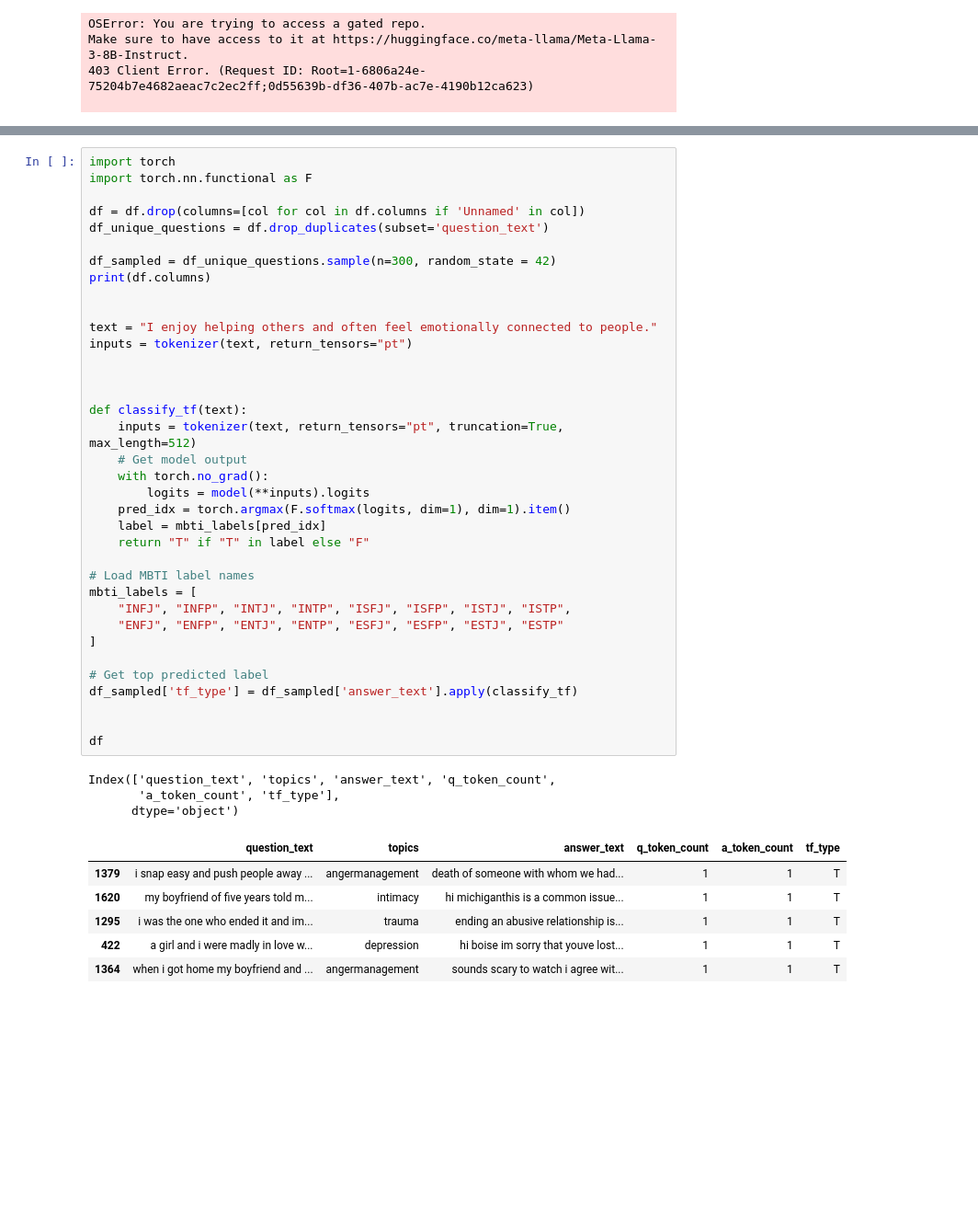
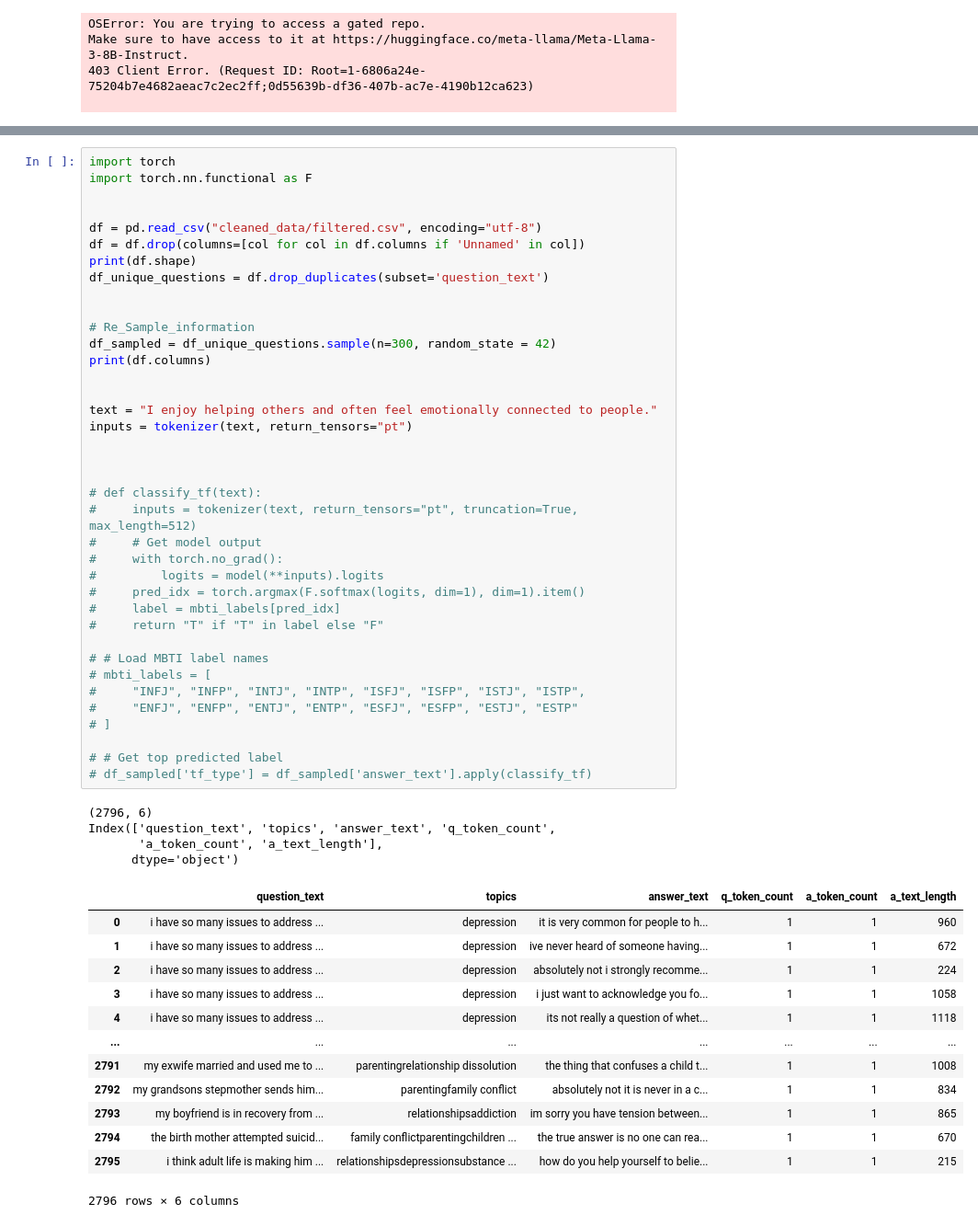
Before and after one commit to Ghostlun/Mental-Health-AI-Driven-System-Project, a Jupyter notebook: LLMTrain/ImprovedLLM.ipynb, the cells around one changed output, grey strips where cells are left out. Shown at 92% size. Drawn from its saved outputs; the diff is of its cells as text; blank space fills up the shorter version.

```diff
--- a/LLMTrain/ImprovedLLM.ipynb
+++ b/LLMTrain/ImprovedLLM.ipynb
@@ -308,46 +338,56 @@ To support symlinks on Windows, you either need to activate Developer Mode or to
 # %%
 import torch
 import torch.nn.functional as F
 
+
+df = pd.read_csv("cleaned_data/filtered.csv", encoding="utf-8")
 df = df.drop(columns=[col for col in df.columns if 'Unnamed' in col])
+print(df.shape)
 df_unique_questions = df.drop_duplicates(subset='question_text')
 
+
+# Re_Sample_information
 df_sampled = df_unique_questions.sample(n=300, random_state = 42)
 print(df.columns)
 
 
 text = "I enjoy helping others and often feel emotionally connected to people."
 inputs = tokenizer(text, return_tensors="pt")
 
 
 
-def classify_tf(text):
-    inputs = tokenizer(text, return_tensors="pt", truncation=True, max_length=512)
-    # Get model output
-    with torch.no_grad():
-        logits = model(**inputs).logits
-    pred_idx = torch.argmax(F.softmax(logits, dim=1), dim=1).item()
-    label = mbti_labels[pred_idx]
-    return "T" if "T" in label else "F"
+# def classify_tf(text):
+#     inputs = tokenizer(text, return_tensors="pt", truncation=True, max_length=512)
+#     # Get model output
+#     with torch.no_grad():
+#         logits = model(**inputs).logits
+#     pred_idx = torch.argmax(F.softmax(logits, dim=1), dim=1).item()
+#     label = mbti_labels[pred_idx]
+#     return "T" if "T" in label else "F"
 
-# Load MBTI label names
-mbti_labels = [
-    "INFJ", "INFP", "INTJ", "INTP", "ISFJ", "ISFP", "ISTJ", "ISTP",
-    "ENFJ", "ENFP", "ENTJ", "ENTP", "ESFJ", "ESFP", "ESTJ", "ESTP"
-]
+# # Load MBTI label names
+# mbti_labels = [
+#     "INFJ", "INFP", "INTJ", "INTP", "ISFJ", "ISFP", "ISTJ", "ISTP",
+#     "ENFJ", "ENFP", "ENTJ", "ENTP", "ESFJ", "ESFP", "ESTJ", "ESTP"
+# ]
 
-# Get top predicted label
-df_sampled['tf_type'] = df_sampled['answer_text'].apply(classify_tf)
-
-
-df
+# # Get top predicted label
+# df_sampled['tf_type'] = df_sampled['answer_text'].apply(classify_tf)
 # %% [output]
+(2796, 6)
 Index(['question_text', 'topics', 'answer_text', 'q_token_count',
-       'a_token_count', 'tf_type'],
+       'a_token_count', 'a_text_length'],
       dtype='object')
-|  | question_text | topics | answer_text | q_token_count | a_token_count | tf_type |
-| 1379 | i snap easy and push people away ... | angermanagement | death of someone with whom we had... | 1 | 1 | T |
-| 1620 | my boyfriend of five years told m... | intimacy | hi michiganthis is a common issue... | 1 | 1 | T |
-| 1295 | i was the one who ended it and im... | trauma | ending an abusive relationship is... | 1 | 1 | T |
-| 422 | a girl and i were madly in love w... | depression | hi boise im sorry that youve lost... | 1 | 1 | T |
-| 1364 | when i got home my boyfriend and ... | angermanagement | sounds scary to watch i agree wit... | 1 | 1 | T |
+|  | question_text | topics | answer_text | q_token_count | a_token_count | a_text_length |
+| 0 | i have so many issues to address ... | depression | it is very common for people to h... | 1 | 1 | 960 |
+| 1 | i have so many issues to address ... | depression | ive never heard of someone having... | 1 | 1 | 672 |
+| 2 | i have so many issues to address ... | depression | absolutely not i strongly recomme... | 1 | 1 | 224 |
+| 3 | i have so many issues to address ... | depression | i just want to acknowledge you fo... | 1 | 1 | 1058 |
+| 4 | i have so many issues to address ... | depression | its not really a question of whet... | 1 | 1 | 1118 |
+| ... | ... | ... | ... | ... | ... | ... |
+| 2791 | my exwife married and used me to ... | parentingrelationship dissolution | the thing that confuses a child t... | 1 | 1 | 1008 |
+| 2792 | my grandsons stepmother sends him... | parentingfamily conflict | absolutely not it is never in a c... | 1 | 1 | 834 |
+| 2793 | my boyfriend is in recovery from ... | relationshipsaddiction | im sorry you have tension between... | 1 | 1 | 865 |
+| 2794 | the birth mother attempted suicid... | family conflictparentingchildren ... | the true answer is no one can rea... | 1 | 1 | 670 |
+| 2795 | i think adult life is making him ... | relationshipsdepressionsubstance ... | how do you help yourself to belie... | 1 | 1 | 215 |
+2796 rows × 6 columns
```
Also changed, not shown: parts of 9 cells of this notebook, 6 other files.
